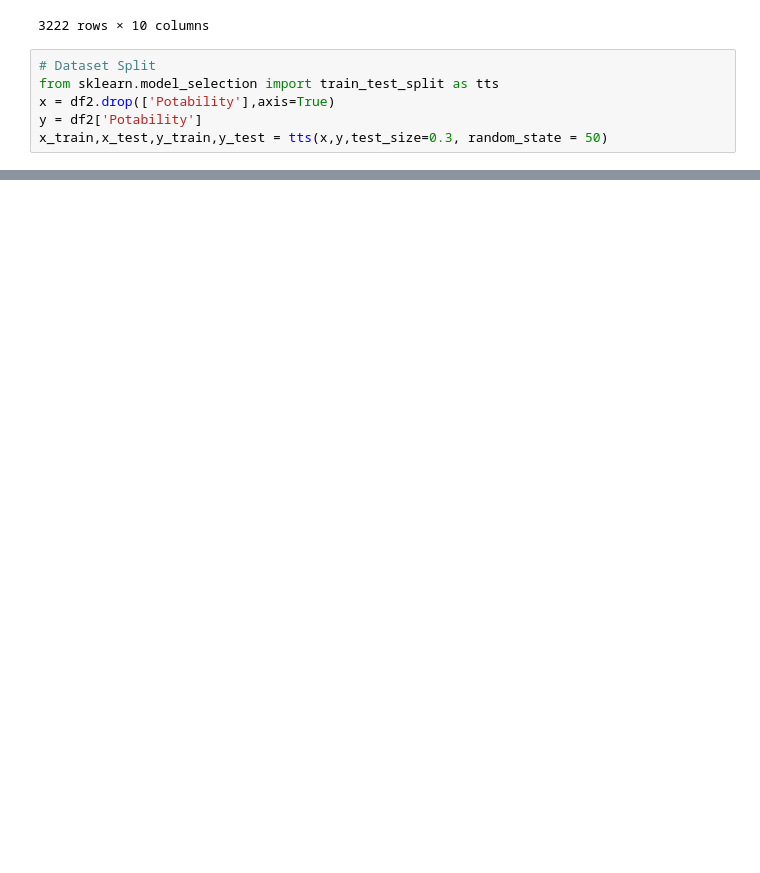
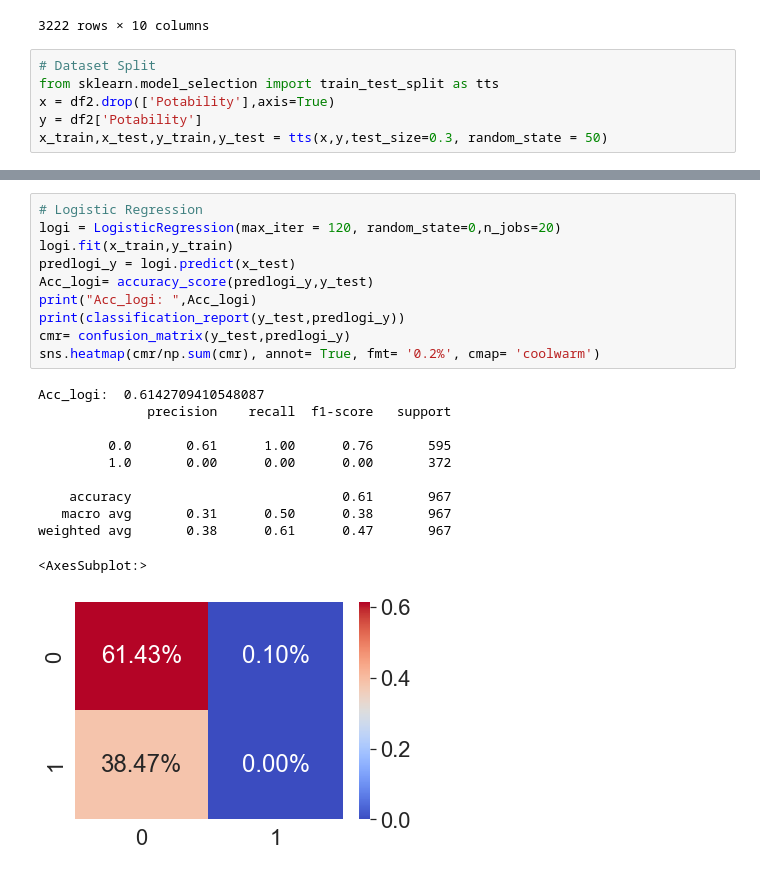
Before and after one commit to YihanLi126/Breast-Cancer-Prediction, a Jupyter notebook: water_quality_classify.ipynb, the cells around one changed output, grey strips where cells are left out. Cells and saved outputs as stored; diff of their text form; blank space fills up the shorter version.

```diff
--- a/water_quality_classify.ipynb
+++ b/water_quality_classify.ipynb
@@ -278,0 +296,22 @@ x_train,x_test,y_train,y_test = tts(x,y,test_size=0.3, random_state = 50)
+# %%
+# Logistic Regression
+logi = LogisticRegression(max_iter = 120, random_state=0,n_jobs=20)
+logi.fit(x_train,y_train)
+predlogi_y = logi.predict(x_test)
+Acc_logi= accuracy_score(predlogi_y,y_test)
+print("Acc_logi: ",Acc_logi)
+print(classification_report(y_test,predlogi_y))
+cmr= confusion_matrix(y_test,predlogi_y)
+sns.heatmap(cmr/np.sum(cmr), annot= True, fmt= '0.2%', cmap= 'coolwarm')
+# %% [output]
+Acc_logi:  0.6142709410548087
+              precision    recall  f1-score   support
+
+         0.0       0.61      1.00      0.76       595
+         1.0       0.00      0.00      0.00       372
+
+    accuracy                           0.61       967
+   macro avg       0.31      0.50      0.38       967
+weighted avg       0.38      0.61      0.47       967
+<AxesSubplot:>
+[figure, added]
```
Also changed, not shown: parts of 7 cells of this notebook.
